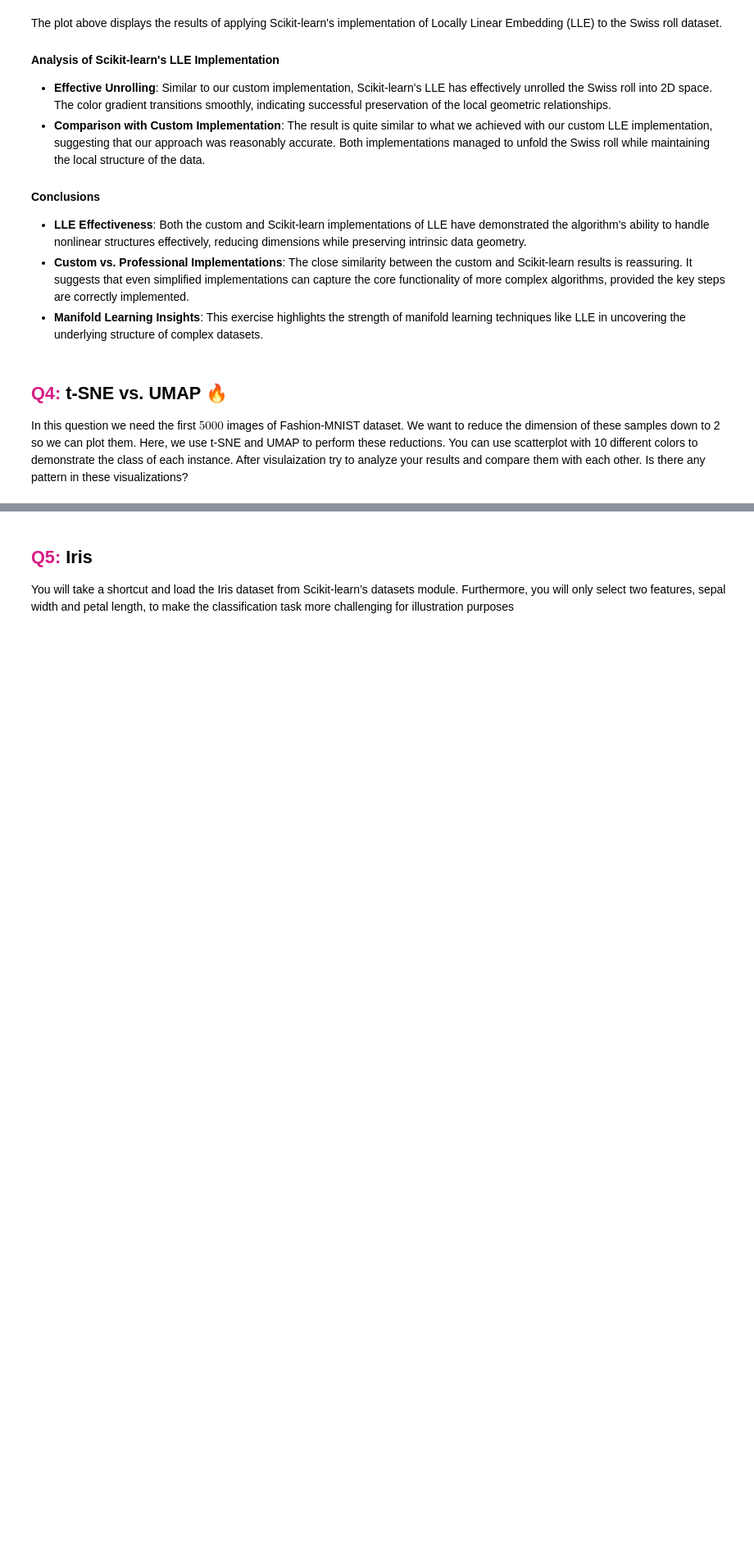
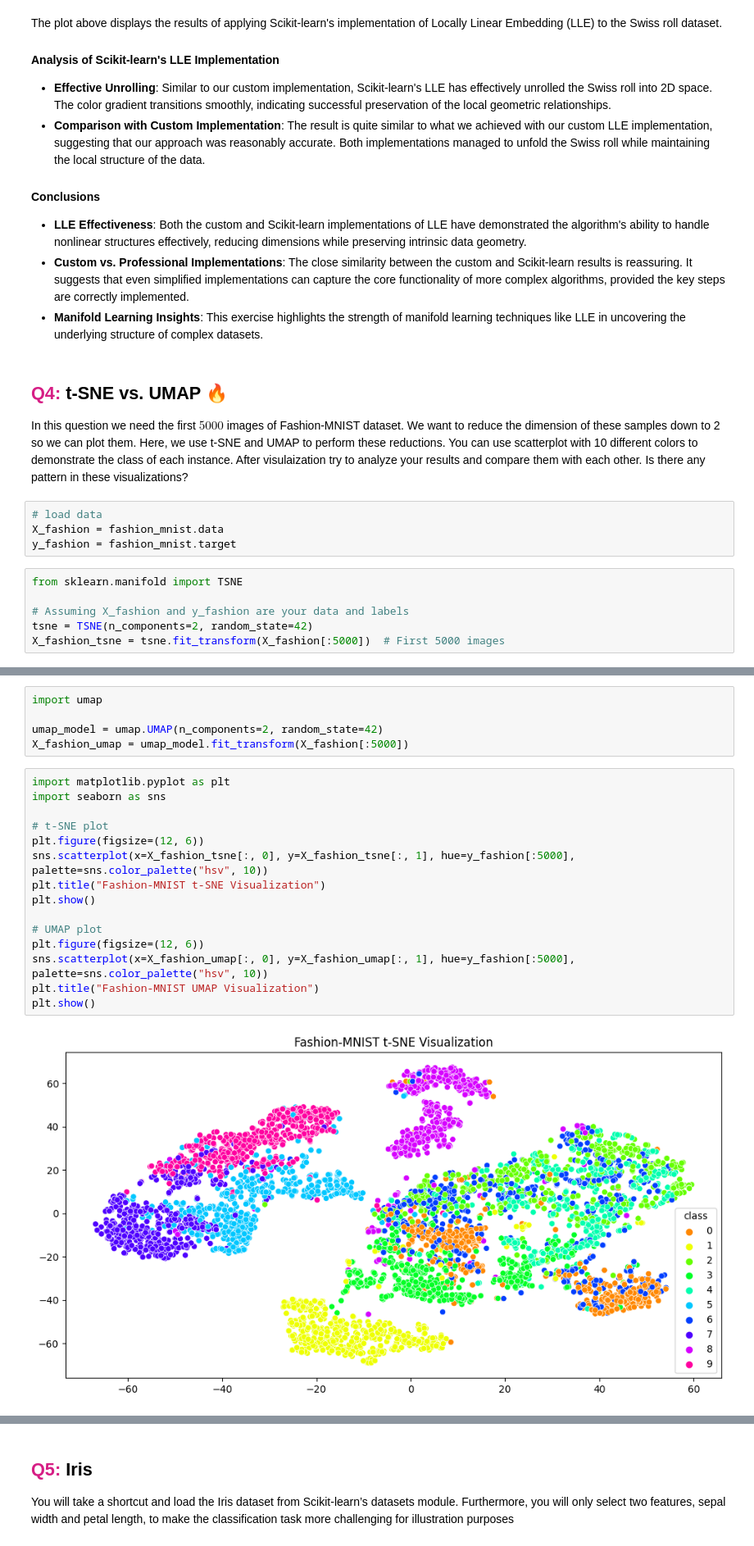
Before and after one commit to peyman886/machine-learning-coursework, a Jupyter notebook: Bahrak 1402-1/HomeWork/HW05/New folder/Machine_Learning_HW05 (1).ipynb, the cells around one changed output, grey strips where cells are left out. Shown at 82% size. Drawn from its saved outputs; the diff is of its cells as text; blank space fills up the shorter version.

```diff
--- a/Bahrak 1402-1/HomeWork/HW05/New folder/Machine_Learning_HW05 (1).ipynb
+++ b/Bahrak 1402-1/HomeWork/HW05/New folder/Machine_Learning_HW05 (1).ipynb
@@ -699,2 +699,12 @@ The plot above displays the results of applying Scikit-learn's implementation of
 
 In this question we need the first $5000$ images of Fashion-MNIST dataset. We want to reduce the dimension of these samples down to 2 so we can plot them. Here, we use t-SNE and UMAP to perform these reductions. You can use scatterplot with 10 different colors to demonstrate the class of each instance. After visulaization try to analyze your results and compare them with each other. Is there any pattern in these visualizations?
+# %%
+# load data
+X_fashion = fashion_mnist.data
+y_fashion = fashion_mnist.target
+# %%
+from sklearn.manifold import TSNE
+
+# Assuming X_fashion and y_fashion are your data and labels
+tsne = TSNE(n_components=2, random_state=42)
+X_fashion_tsne = tsne.fit_transform(X_fashion[:5000])  # First 5000 images
@@ -700,0 +734,22 @@ In this question we need the first $5000$ images of Fashion-MNIST dataset. We wa
+# %%
+import umap
+
+umap_model = umap.UMAP(n_components=2, random_state=42)
+X_fashion_umap = umap_model.fit_transform(X_fashion[:5000])
+# %%
+import matplotlib.pyplot as plt
+import seaborn as sns
+
+# t-SNE plot
+plt.figure(figsize=(12, 6))
+sns.scatterplot(x=X_fashion_tsne[:, 0], y=X_fashion_tsne[:, 1], hue=y_fashion[:5000], palette=sns.color_palette("hsv", 10))
+plt.title("Fashion-MNIST t-SNE Visualization")
+plt.show()
+
+# UMAP plot
+plt.figure(figsize=(12, 6))
+sns.scatterplot(x=X_fashion_umap[:, 0], y=X_fashion_umap[:, 1], hue=y_fashion[:5000], palette=sns.color_palette("hsv", 10))
+plt.title("Fashion-MNIST UMAP Visualization")
+plt.show()
+# %% [output]
+[figure, added]
```
Also changed, not shown: parts of 5 cells of this notebook.
